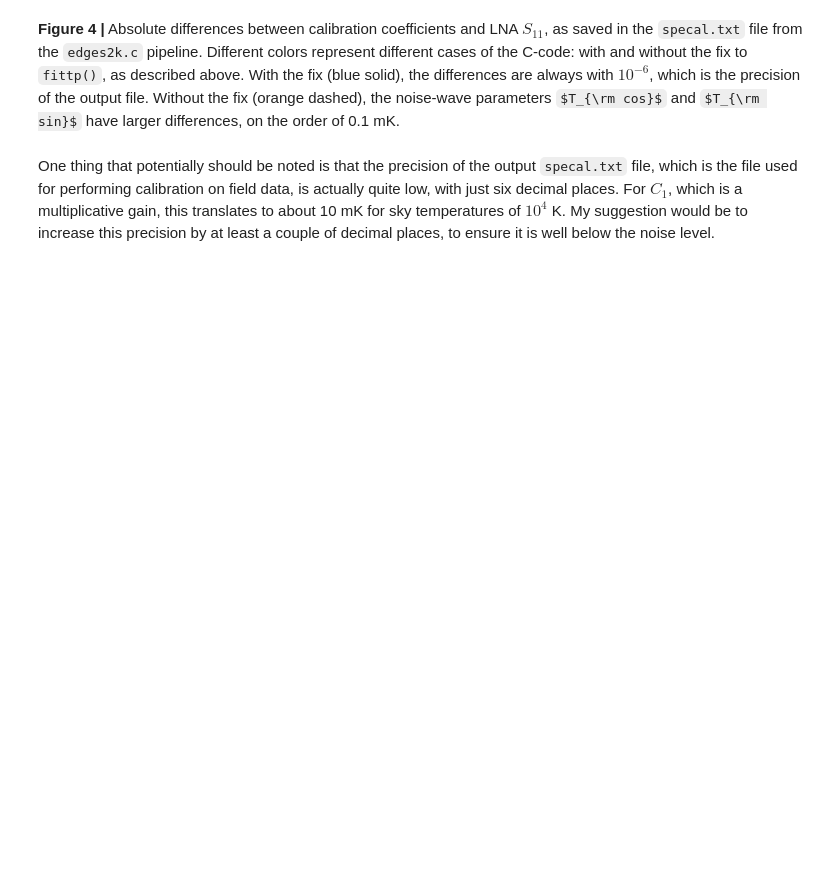
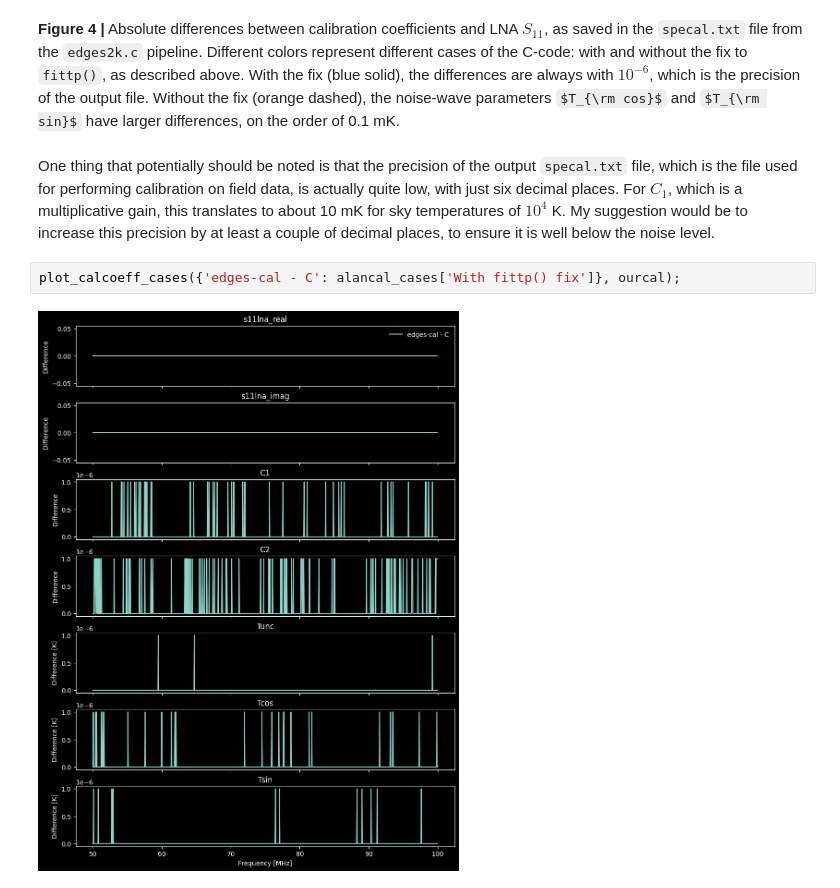
Before and after one commit to edges-collab/alans-pipeline, a Jupyter notebook: compare_edges_cal.ipynb, the cells around one changed output. Drawn from its saved outputs; the diff is of its cells as text; some formulas as TeX source; blank space fills up the shorter version.

```diff
--- a/compare_edges_cal.ipynb
+++ b/compare_edges_cal.ipynb
@@ -223,3 +224,7 @@ plot_calcoeff_cases(alancal_cases, ourcal);
 **Figure 4 |** Absolute differences between calibration coefficients and LNA $S_{11}$, as saved in the `specal.txt` file from the `edges2k.c` pipeline. Different colors represent different cases of the C-code: with and without the fix to `fittp()`, as described above. With the fix (blue solid), the differences are always with $10^{-6}$, which is the precision of the output file. Without the fix (orange dashed), the noise-wave parameters $T_{\rm cos}$ and $T_{\rm sin}$ have larger differences, on the order of 0.1 mK.
 # %% [markdown]
 One thing that potentially should be noted is that the precision of the output `specal.txt` file, which is the file used for performing calibration on field data, is actually quite low, with just six decimal places. For $C_1$, which is a multiplicative gain, this translates to about 10 mK for sky temperatures of $10^4$ K. My suggestion would be to increase this precision by at least a couple of decimal places, to ensure it is well below the noise level.
+# %%
+plot_calcoeff_cases({'edges-cal - C': alancal_cases['With fittp() fix']}, ourcal);
+# %% [output]
+[figure, added]
```
Also changed, not shown: parts of 8 cells of this notebook, 11 other files.
